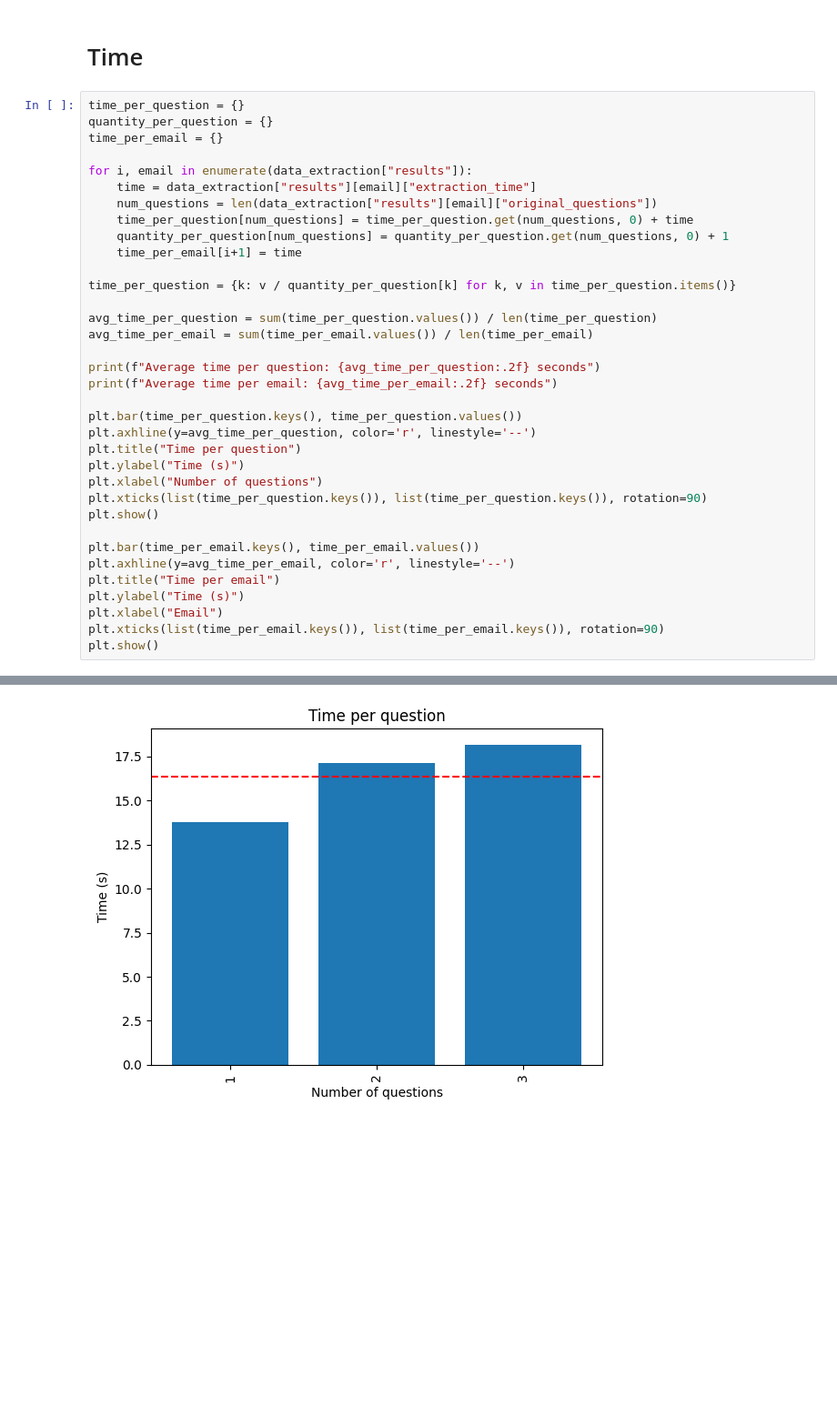
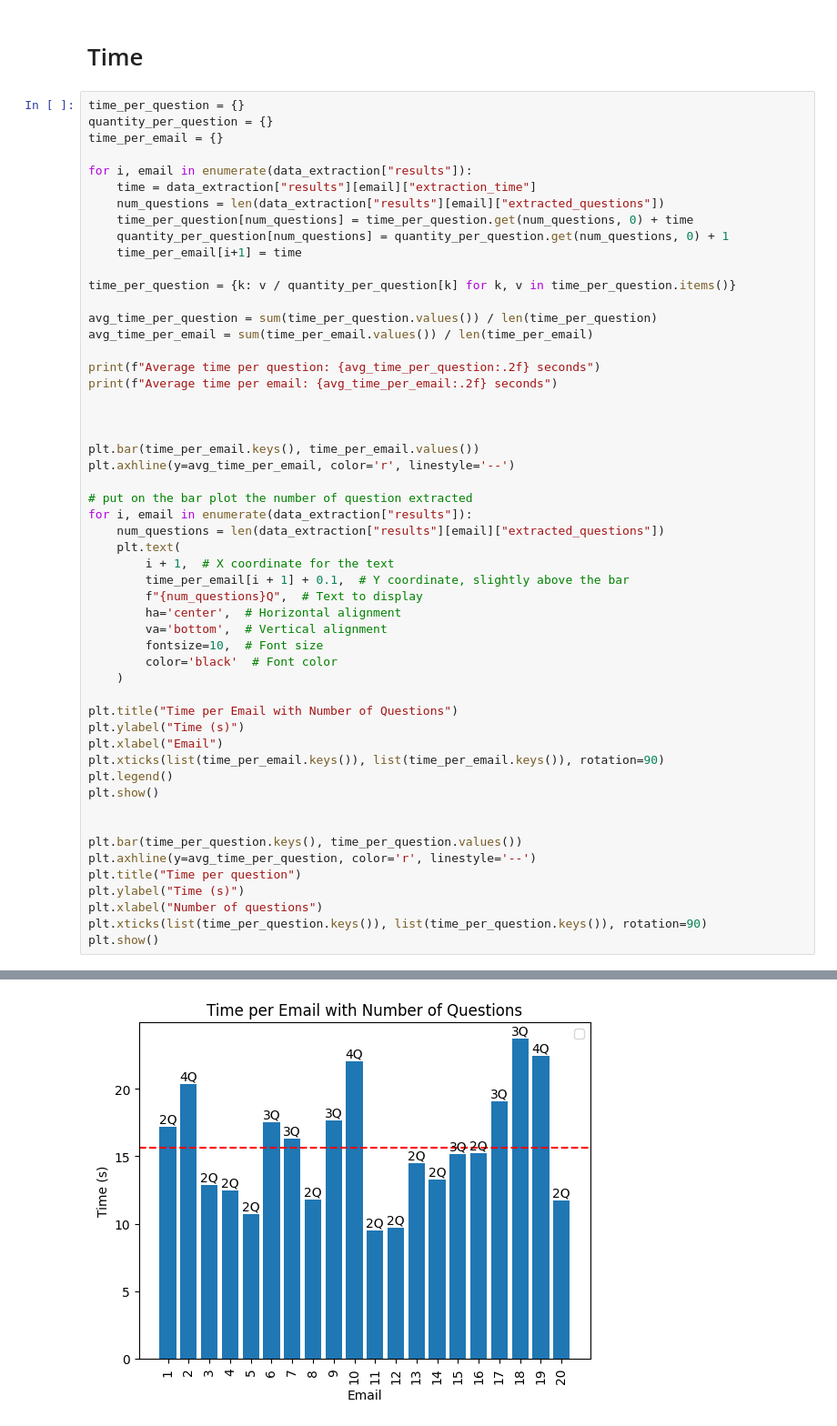
Before and after one commit to davidfrisch/swiftmail, a Jupyter notebook: benchmarking/notebooks/1_benchmarking_extract_results.ipynb, the cells around one changed output, grey strips where cells are left out. Shown: that part at 91% size. Saved outputs shown, nothing was run; the diff lists cells and outputs as text; blank space fills up the shorter version.

Commit message:
[benchmark] Add number of extracted vs num original question side by side

```diff
--- a/benchmarking/notebooks/1_benchmarking_extract_results.ipynb
+++ b/benchmarking/notebooks/1_benchmarking_extract_results.ipynb
@@ -151,7 +150,7 @@ time_per_email = {}
 
 for i, email in enumerate(data_extraction["results"]):
     time = data_extraction["results"][email]["extraction_time"]
-    num_questions = len(data_extraction["results"][email]["original_questions"])
+    num_questions = len(data_extraction["results"][email]["extracted_questions"])
     time_per_question[num_questions] = time_per_question.get(num_questions, 0) + time
     quantity_per_question[num_questions] = quantity_per_question.get(num_questions, 0) + 1
     time_per_email[i+1] = time
@@ -164,6 +163,32 @@ avg_time_per_email = sum(time_per_email.values()) / len(time_per_email)
 print(f"Average time per question: {avg_time_per_question:.2f} seconds")
 print(f"Average time per email: {avg_time_per_email:.2f} seconds")
 
+
+
+plt.bar(time_per_email.keys(), time_per_email.values())
+plt.axhline(y=avg_time_per_email, color='r', linestyle='--')
+
+# put on the bar plot the number of question extracted
+for i, email in enumerate(data_extraction["results"]):
+    num_questions = len(data_extraction["results"][email]["extracted_questions"])
+    plt.text(
+        i + 1,  # X coordinate for the text
+        time_per_email[i + 1] + 0.1,  # Y coordinate, slightly above the bar
+        f"{num_questions}Q",  # Text to display
+        ha='center',  # Horizontal alignment
+        va='bottom',  # Vertical alignment
+        fontsize=10,  # Font size
+        color='black'  # Font color
+    )
+
+plt.title("Time per Email with Number of Questions")
+plt.ylabel("Time (s)")
+plt.xlabel("Email")
+plt.xticks(list(time_per_email.keys()), list(time_per_email.keys()), rotation=90)
+plt.legend()
+plt.show()
+
+
 plt.bar(time_per_question.keys(), time_per_question.values())
 plt.axhline(y=avg_time_per_question, color='r', linestyle='--')
 plt.title("Time per question")
@@ -171,12 +196,4 @@ plt.ylabel("Time (s)")
 plt.xlabel("Number of questions")
 plt.xticks(list(time_per_question.keys()), list(time_per_question.keys()), rotation=90)
 plt.show()
-
-plt.bar(time_per_email.keys(), time_per_email.values())
-plt.axhline(y=avg_time_per_email, color='r', linestyle='--')
-plt.title("Time per email")
-plt.ylabel("Time (s)")
-plt.xlabel("Email")
-plt.xticks(list(time_per_email.keys()), list(time_per_email.keys()), rotation=90)
-plt.show()
 # %% [output]
@@ -184,2 +201,2 @@ Average time per question: 16.36 seconds
 Average time per email: 15.66 seconds
-[figure, old version]
+[figure, new version]
```
Also changed, not shown: parts of 7 cells of this notebook, 1 other file.
